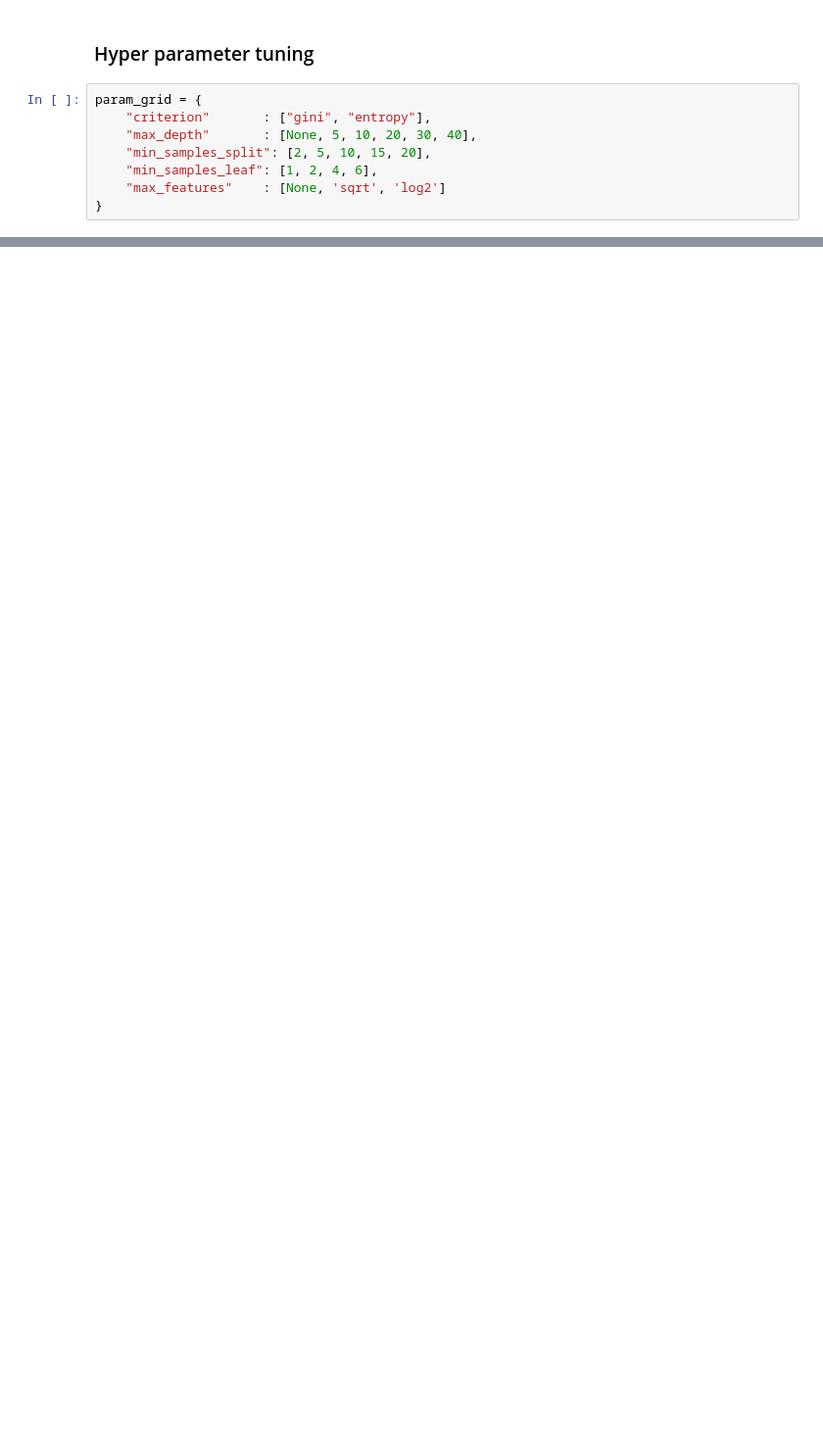
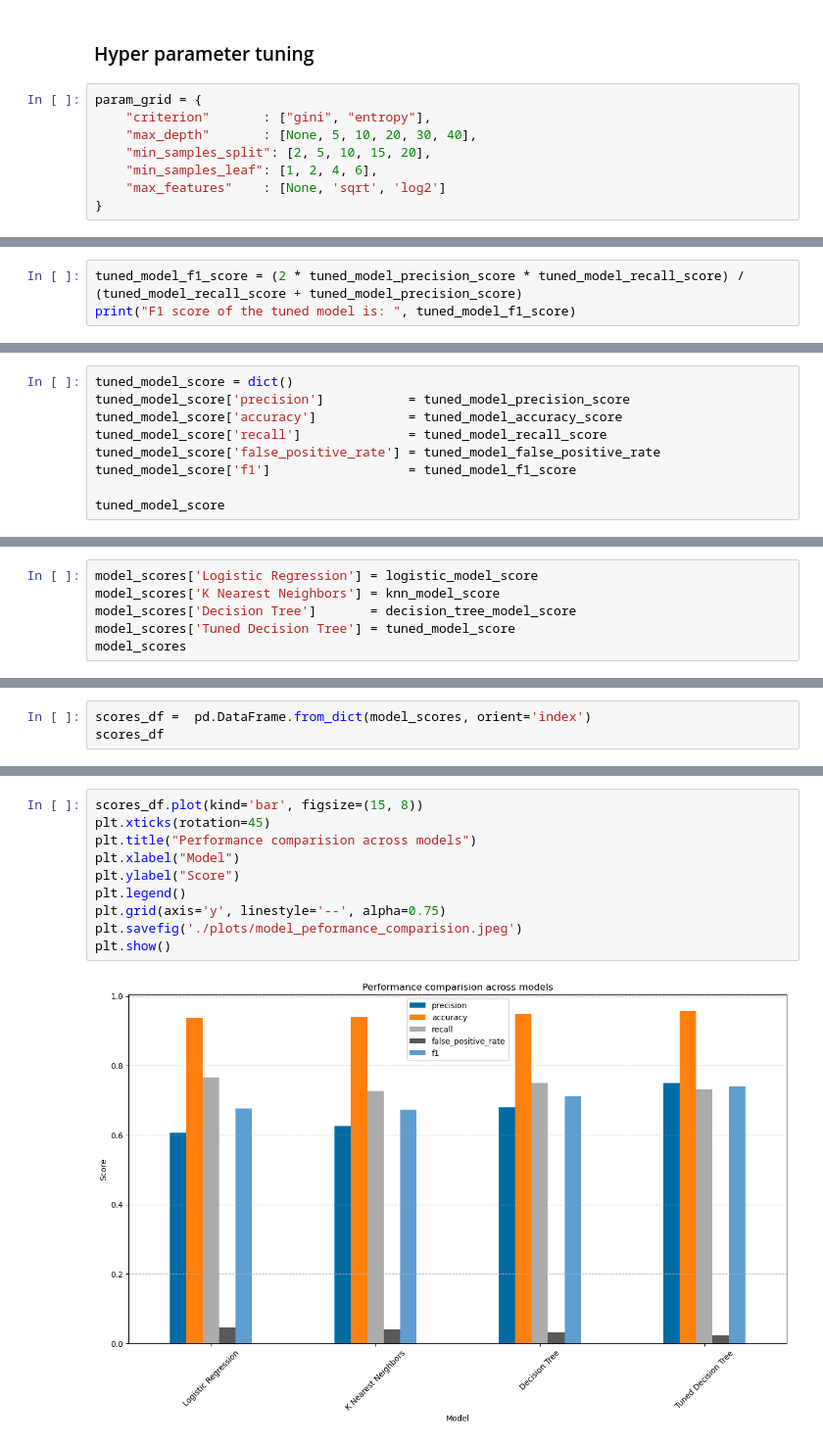
Before and after one commit to im-AnirudhBetrabet/Diabetes-Prediction, a Jupyter notebook: Diabetes-Classification.ipynb, the cells around one changed output, grey strips where cells are left out. Shown at 98% size. Drawn from its saved outputs; the diff is of its cells as text; blank space fills up the shorter version.

```diff
--- a/Diabetes-Classification.ipynb
+++ b/Diabetes-Classification.ipynb
@@ -572,0 +791,3 @@ grid_search.best_score_
+# %%
+tuned_model_f1_score = (2 * tuned_model_precision_score * tuned_model_recall_score) / (tuned_model_recall_score + tuned_model_precision_score)
+print("F1 score of the tuned model is: ", tuned_model_f1_score)
@@ -572,0 +796,9 @@ grid_search.best_score_
+# %%
+tuned_model_score = dict()
+tuned_model_score['precision']           = tuned_model_precision_score
+tuned_model_score['accuracy']            = tuned_model_accuracy_score
+tuned_model_score['recall']              = tuned_model_recall_score
+tuned_model_score['false_positive_rate'] = tuned_model_false_positive_rate
+tuned_model_score['f1']                  = tuned_model_f1_score
+
+tuned_model_score
@@ -572,0 +811,6 @@ grid_search.best_score_
+# %%
+model_scores['Logistic Regression'] = logistic_model_score
+model_scores['K Nearest Neighbors'] = knn_model_score
+model_scores['Decision Tree']       = decision_tree_model_score
+model_scores['Tuned Decision Tree'] = tuned_model_score
+model_scores
@@ -572,0 +838,3 @@ grid_search.best_score_
+# %%
+scores_df =  pd.DataFrame.from_dict(model_scores, orient='index')
+scores_df
@@ -572,0 +847,12 @@ grid_search.best_score_
+# %%
+scores_df.plot(kind='bar', figsize=(15, 8))
+plt.xticks(rotation=45)
+plt.title("Performance comparision across models")
+plt.xlabel("Model")
+plt.ylabel("Score")
+plt.legend()
+plt.grid(axis='y', linestyle='--', alpha=0.75)
+plt.savefig('./plots/model_peformance_comparision.jpeg')
+plt.show()
+# %% [output]
+[figure, added]
```
Also changed, not shown: parts of 69 cells of this notebook.
